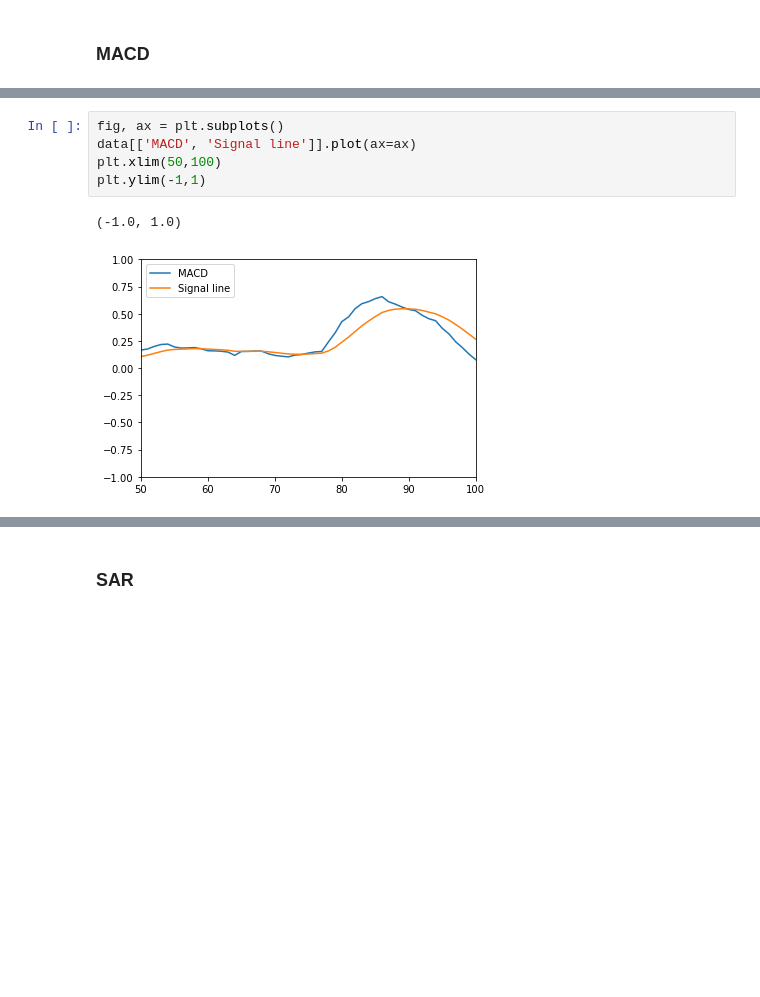
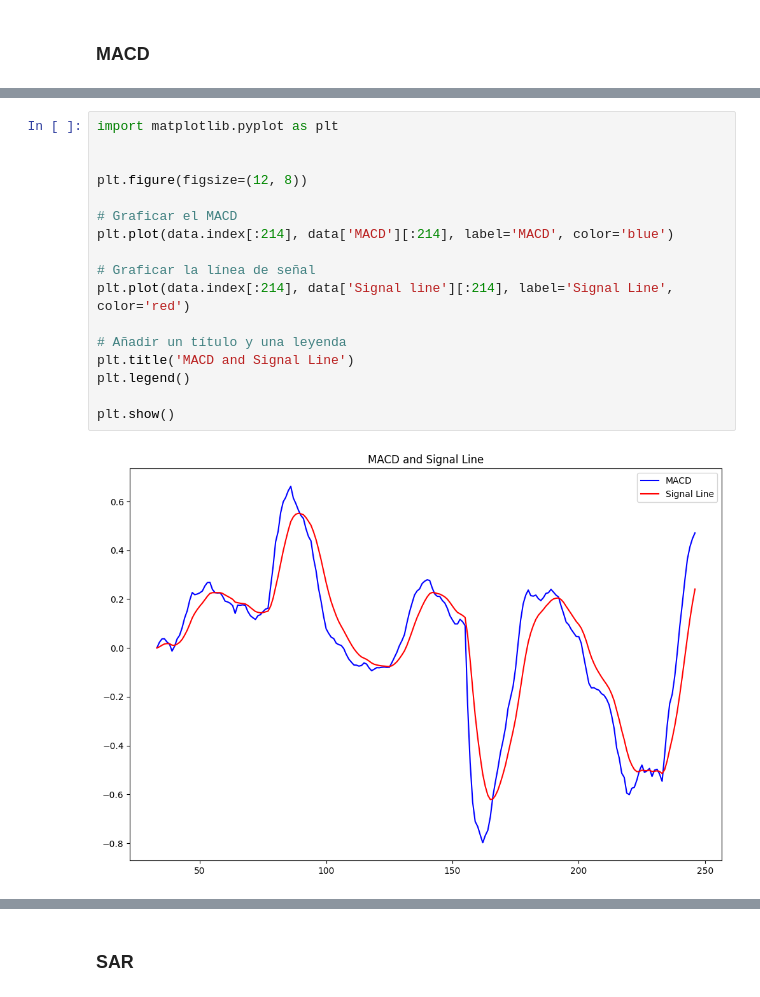
Before and after one commit to david09perez/Proyecto_Trading, a Jupyter notebook: report.ipynb, the cells around one changed output, grey strips where cells are left out. Saved outputs shown, nothing was run; the diff lists cells and outputs as text; blank space fills up the shorter version.

```diff
--- a/report.ipynb
+++ b/report.ipynb
@@ -204,8 +204,19 @@ data.tail()
-# %%
-fig, ax = plt.subplots()
-data[['MACD', 'Signal line']].plot(ax=ax)
-plt.xlim(50,100)
-plt.ylim(-1,1)
-# %% [output]
-(-1.0, 1.0)
-[figure, removed]
+# %%
+import matplotlib.pyplot as plt
+
+
+plt.figure(figsize=(12, 8))
+
+# Graficar el MACD
+plt.plot(data.index[:214], data['MACD'][:214], label='MACD', color='blue')
+
+# Graficar la línea de señal
+plt.plot(data.index[:214], data['Signal line'][:214], label='Signal Line', color='red')
+
+# Añadir un título y una leyenda
+plt.title('MACD and Signal Line')
+plt.legend()
+
+plt.show()
+# %% [output]
+[figure, added]
```
Also changed, not shown: parts of 12 cells of this notebook.
